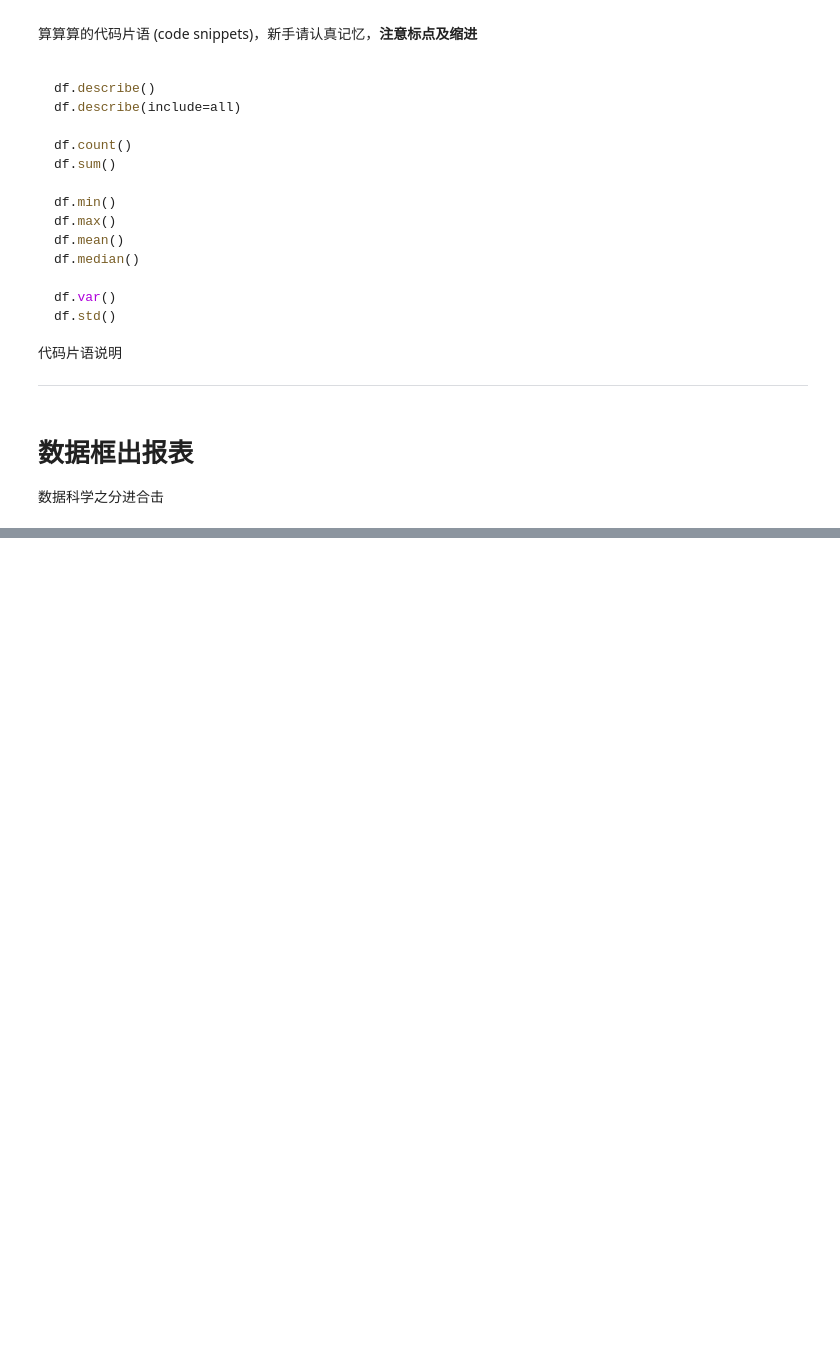
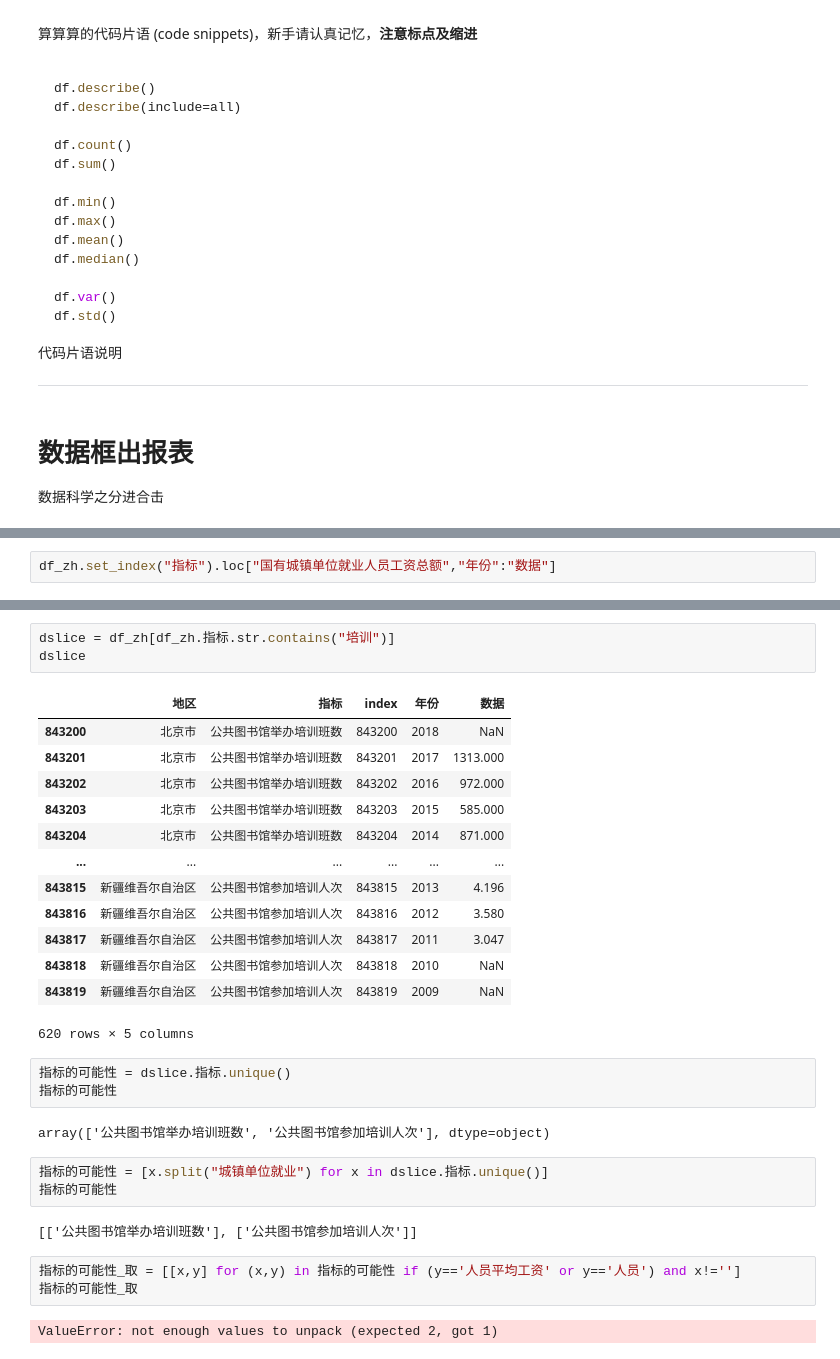
Before and after one commit to liuyu19/python_pandas, a Jupyter notebook: Spring20_Pandas/20春_pandas_week06_try/Untitled.ipynb, the cells around one changed output, grey strips where cells are left out. Cells and saved outputs as stored; diff of their text form; blank space fills up the shorter version.

```diff
--- a/Spring20_Pandas/20春_pandas_week06_try/Untitled.ipynb
+++ b/Spring20_Pandas/20春_pandas_week06_try/Untitled.ipynb
@@ -477,0 +617,2 @@ df.std()
+# %%
+df_zh.set_index("指标").loc["国有城镇单位就业人员工资总额","年份":"数据"]
@@ -477,0 +634,32 @@ df.std()
+# %%
+dslice = df_zh[df_zh.指标.str.contains("培训")]
+dslice
+# %% [output]
+|  | 地区 | 指标 | index | 年份 | 数据 |
+| 843200 | 北京市 | 公共图书馆举办培训班数 | 843200 | 2018 | NaN |
+| 843201 | 北京市 | 公共图书馆举办培训班数 | 843201 | 2017 | 1313.000 |
+| 843202 | 北京市 | 公共图书馆举办培训班数 | 843202 | 2016 | 972.000 |
+| 843203 | 北京市 | 公共图书馆举办培训班数 | 843203 | 2015 | 585.000 |
+| 843204 | 北京市 | 公共图书馆举办培训班数 | 843204 | 2014 | 871.000 |
+| ... | ... | ... | ... | ... | ... |
+| 843815 | 新疆维吾尔自治区 | 公共图书馆参加培训人次 | 843815 | 2013 | 4.196 |
+| 843816 | 新疆维吾尔自治区 | 公共图书馆参加培训人次 | 843816 | 2012 | 3.580 |
+| 843817 | 新疆维吾尔自治区 | 公共图书馆参加培训人次 | 843817 | 2011 | 3.047 |
+| 843818 | 新疆维吾尔自治区 | 公共图书馆参加培训人次 | 843818 | 2010 | NaN |
+| 843819 | 新疆维吾尔自治区 | 公共图书馆参加培训人次 | 843819 | 2009 | NaN |
+620 rows × 5 columns
+# %%
+指标的可能性 = dslice.指标.unique()
+指标的可能性
+# %% [output]
+array(['公共图书馆举办培训班数', '公共图书馆参加培训人次'], dtype=object)
+# %%
+指标的可能性 = [x.split("城镇单位就业") for x in dslice.指标.unique()]
+指标的可能性
+# %% [output]
+[['公共图书馆举办培训班数'], ['公共图书馆参加培训人次']]
+# %%
+指标的可能性_取 = [[x,y] for (x,y) in 指标的可能性 if (y=='人员平均工资' or y=='人员') and x!='']
+指标的可能性_取
+# %% [output]
+ValueError: not enough values to unpack (expected 2, got 1)
```
Also changed, not shown: parts of 13 cells of this notebook.
